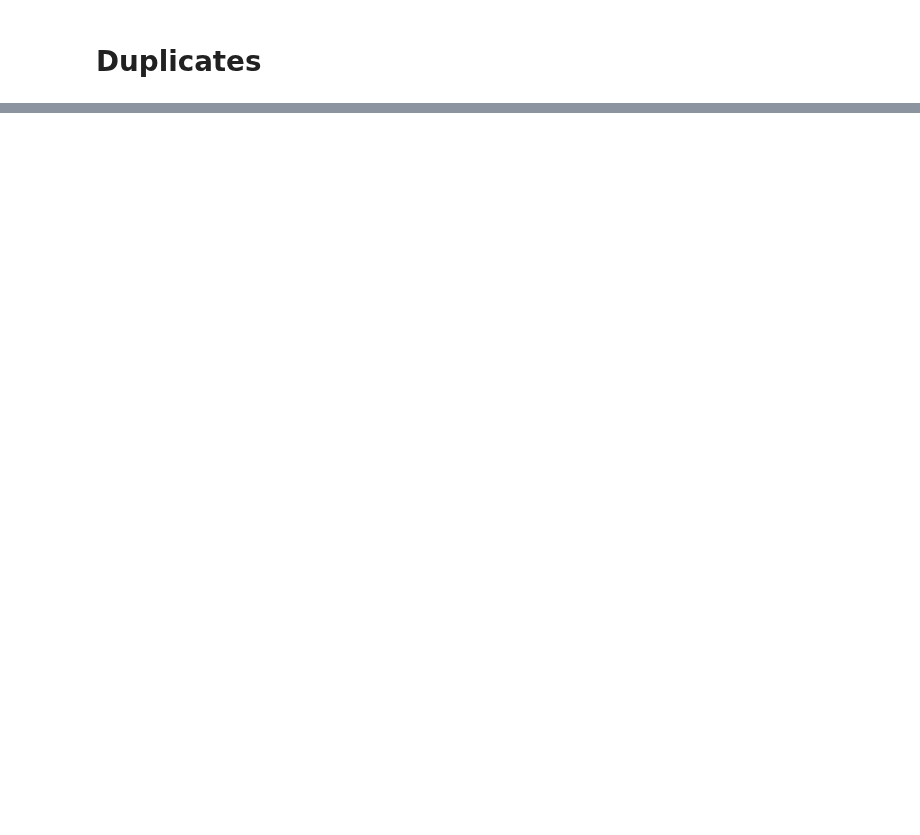
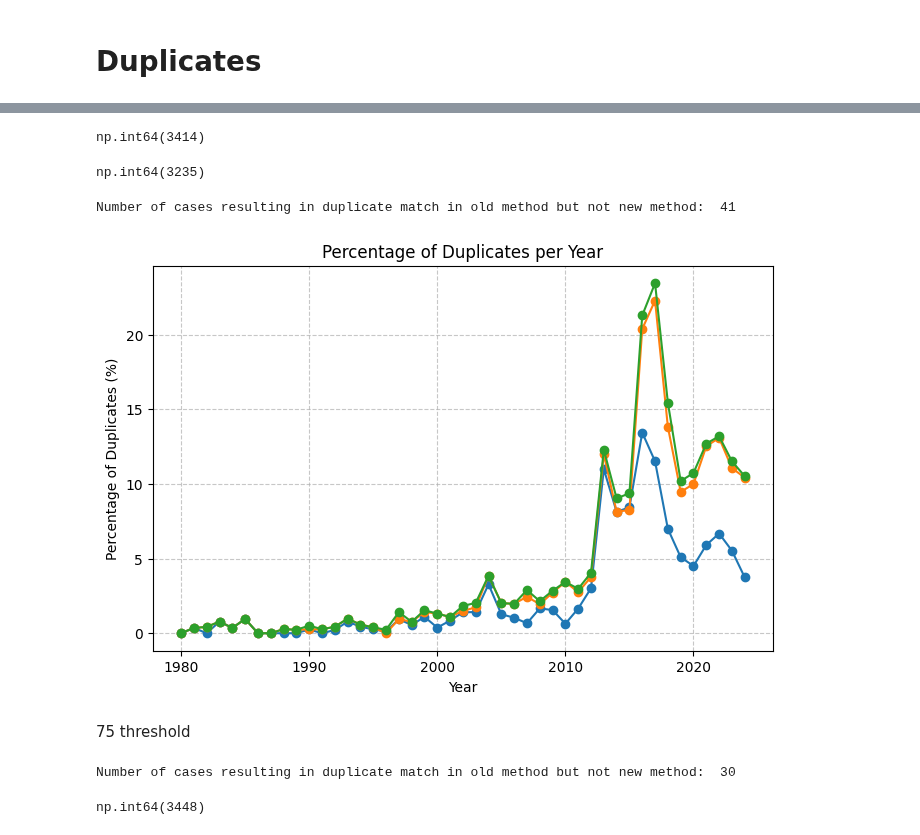
Before and after one commit to laurauguc/working_class_media_analysis, a Jupyter notebook: data_exploration/archive/explore_duplicates.ipynb, the cells around one changed output, grey strips where cells are left out. Cells and saved outputs as stored; diff of their text form; code cells hidden in the pictures; blank space fills up the shorter version.

```diff
--- a/data_exploration/archive/explore_duplicates.ipynb
+++ b/data_exploration/archive/explore_duplicates.ipynb
@@ -157,0 +149,63 @@ plt.show()
+# %%
+df_articles_80 = pd.read_pickle("../../data/processed/duplicates_analysis_80.pkl")
+
+# Ensure date column is datetime
+df_articles_80['date'] = pd.to_datetime(df_articles_80['date'])
+
+# Extract year
+df_articles_80['year'] = df_articles_80['date'].dt.year
+# %%
+df_articles_80['near_duplicates_new'].sum()
+# %% [output]
+np.int64(3414)
+# %%
+df_articles['near_duplicates_new'].sum()
+# %% [output]
+np.int64(3235)
+# %%
+df_old_but_not_new = df_articles_80.loc[(~df_articles_80['near_duplicates_new']) & (df_articles_80['near_duplicate_matching_title'])]
+print("Number of cases resulting in duplicate match in old method but not new method: ", df_old_but_not_new.shape[0])
+# %% [output]
+Number of cases resulting in duplicate match in old method but not new method:  41
+# %%
+import pandas as pd
+import matplotlib.pyplot as plt
+
+# Ensure date column is datetime
+df_articles['date'] = pd.to_datetime(df_articles['date'])
+
+# Extract year
+df_articles['year'] = df_articles['date'].dt.year
+
+# Group by year and calculate percentage of duplicates
+dup_stats_old_method = df_articles.groupby('year')['near_duplicate_matching_title'].mean() * 100
+
+# Group by year and calculate percentage of duplicates
+dup_stats_new_method = df_articles.groupby('year')['near_duplicates_new'].mean() * 100
+
+dup_stats_new_method_80 = df_articles_80.groupby('year')['near_duplicates_new'].mean() * 100
+
+
+# Plot
+plt.figure(figsize=(8,5))
+plt.plot(dup_stats_old_method.index, dup_stats_old_method.values, marker='o')
+plt.plot(dup_stats_new_method.index, dup_stats_new_method.values, marker='o')
+plt.plot(dup_stats_new_method_80.index, dup_stats_new_method_80.values, marker='o')
+plt.title("Percentage of Duplicates per Year")
+plt.xlabel("Year")
+plt.ylabel("Percentage of Duplicates (%)")
+plt.grid(True, linestyle='--', alpha=0.7)
+plt.show()
+# %% [output]
+[figure, added]
+# %% [markdown]
+75 threshold
+# %%
+df_old_but_not_new = df_articles_75.loc[(~df_articles_75['near_duplicates_new']) & (df_articles_75['near_duplicate_matching_title'])]
+print("Number of cases resulting in duplicate match in old method but not new method: ", df_old_but_not_new.shape[0])
+# %% [output]
+Number of cases resulting in duplicate match in old method but not new method:  30
+# %%
+df_articles_75['near_duplicates_new'].sum()
+# %% [output]
+np.int64(3448)
```
Also changed, not shown: parts of 25 cells of this notebook, 2 other files.
